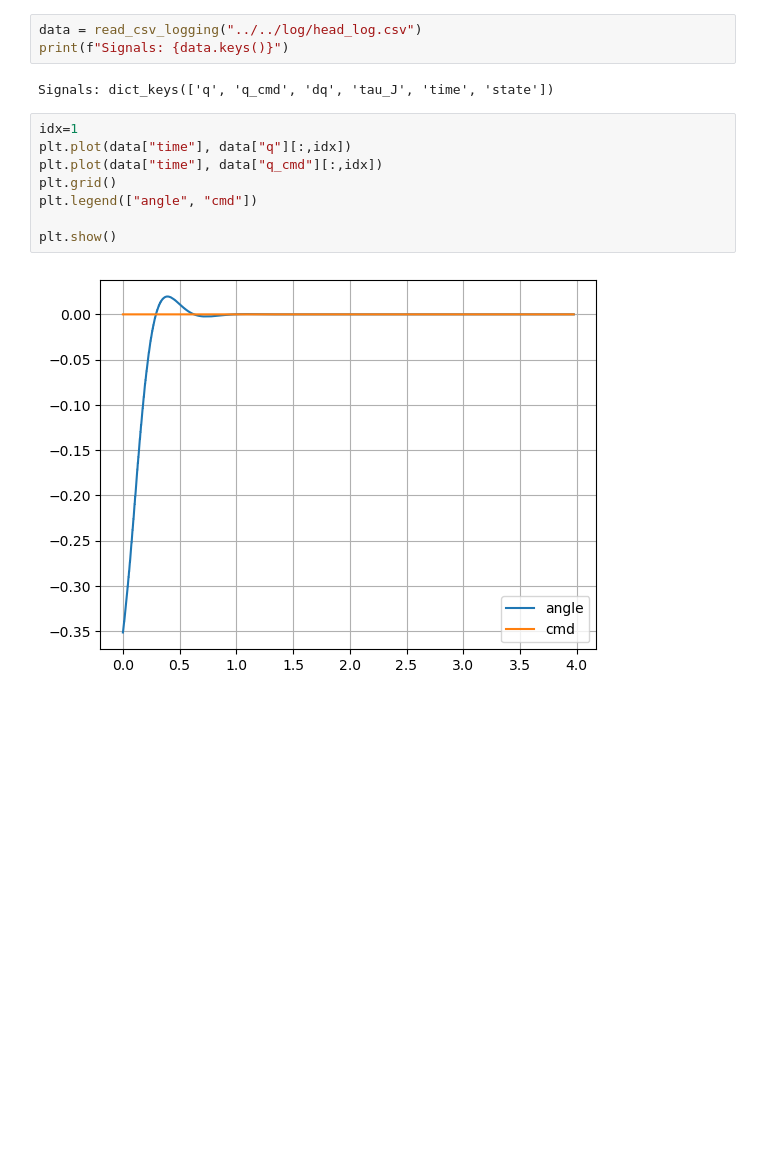
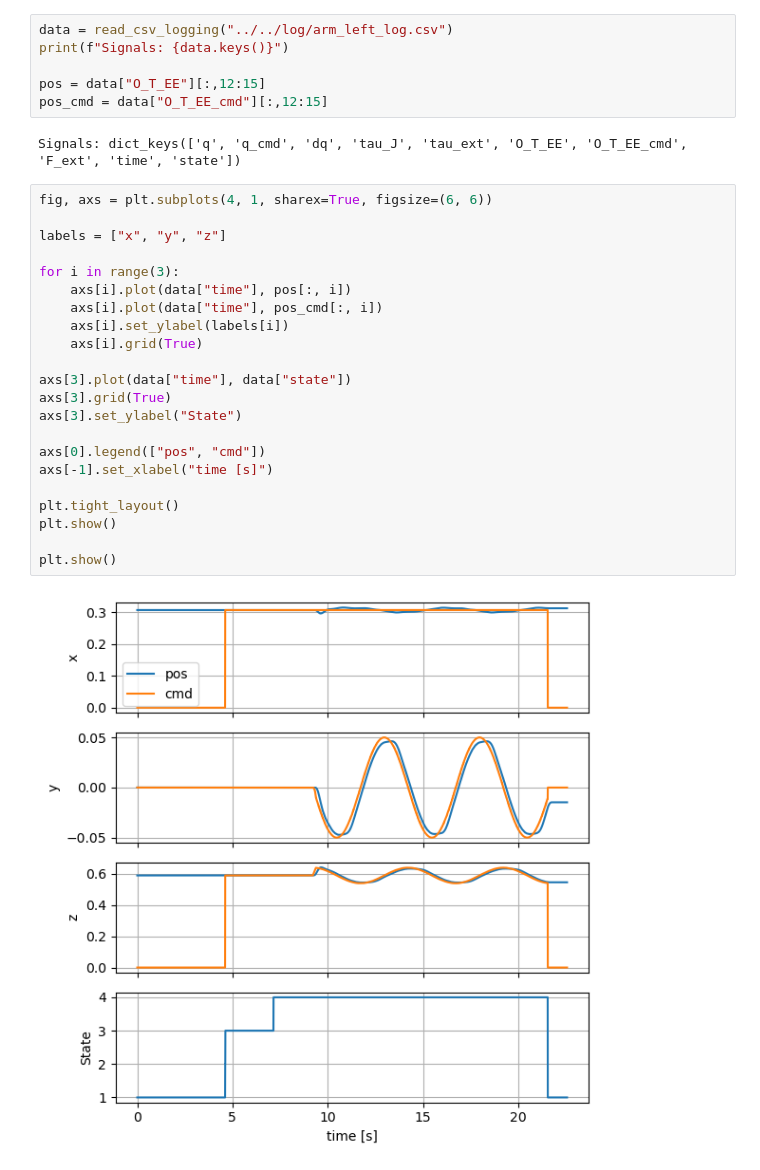
Before and after one commit to AlexanderWegenerRobotics/teleop-simulator, a Jupyter notebook: analysis/notebooks/read_logging.ipynb, the cells around one changed output. Cells and saved outputs as stored; diff of their text form; blank space fills up the shorter version.

```diff
--- a/analysis/notebooks/read_logging.ipynb
+++ b/analysis/notebooks/read_logging.ipynb
@@ -7,18 +8,35 @@ from matplotlib import pyplot as plt
 
 from utils.common import read_csv_logging
 # %%
-data = read_csv_logging("../../log/head_log.csv")
+data = read_csv_logging("../../log/arm_left_log.csv")
 print(f"Signals: {data.keys()}")
+
+pos = data["O_T_EE"][:,12:15]
+pos_cmd = data["O_T_EE_cmd"][:,12:15]
 # %% [output]
-Signals: dict_keys(['q', 'q_cmd', 'dq', 'tau_J', 'time', 'state'])
+Signals: dict_keys(['q', 'q_cmd', 'dq', 'tau_J', 'tau_ext', 'O_T_EE', 'O_T_EE_cmd', 'F_ext', 'time', 'state'])
 # %%
-idx=1
-plt.plot(data["time"], data["q"][:,idx])
-plt.plot(data["time"], data["q_cmd"][:,idx])
-plt.grid()
-plt.legend(["angle", "cmd"])
+fig, axs = plt.subplots(4, 1, sharex=True, figsize=(6, 6))
+
+labels = ["x", "y", "z"]
+
+for i in range(3):
+    axs[i].plot(data["time"], pos[:, i])
+    axs[i].plot(data["time"], pos_cmd[:, i])
+    axs[i].set_ylabel(labels[i])
+    axs[i].grid(True)
+
+axs[3].plot(data["time"], data["state"])
+axs[3].grid(True)
+axs[3].set_ylabel("State")
+
+axs[0].legend(["pos", "cmd"])
+axs[-1].set_xlabel("time [s]")
+
+plt.tight_layout()
+plt.show()
 
 plt.show()
 # %% [output]
-[figure, old version]
+[figure, new version]
 # %%
```
Also changed, not shown: parts of 4 cells of this notebook, 12 other files.
